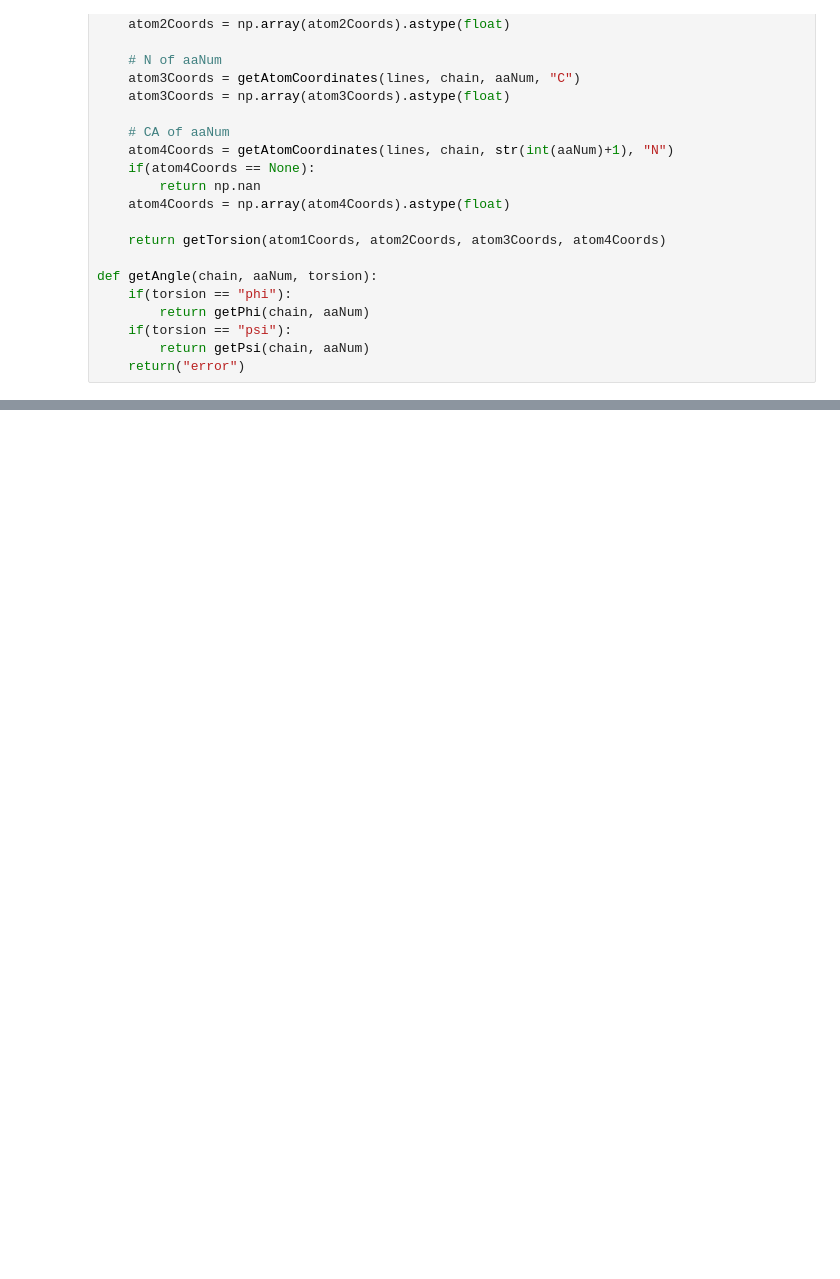
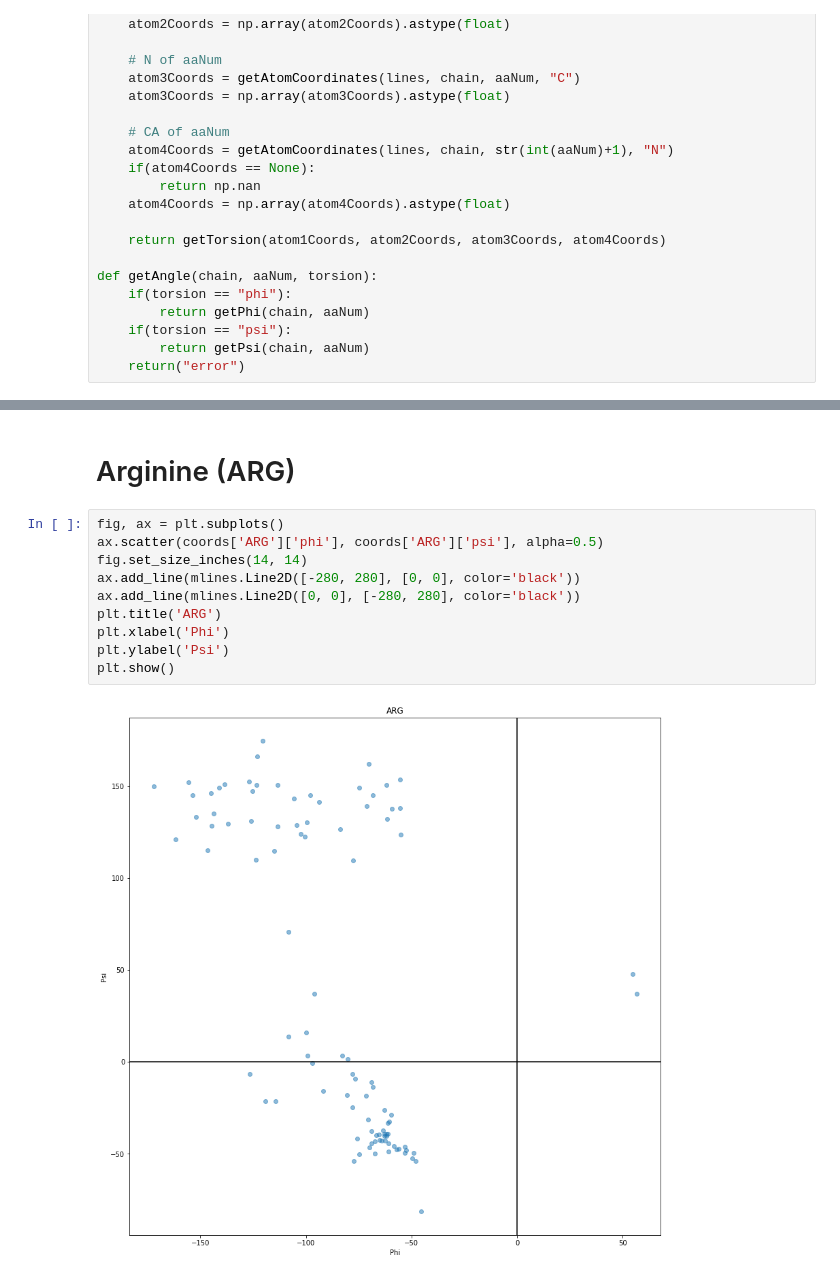
Before and after one commit to JosephRocha/Helix, a Jupyter notebook: Section-6.ipynb, the cells around one changed output, grey strips where cells are left out. Saved outputs shown, nothing was run; the diff lists cells and outputs as text; blank space fills up the shorter version.

```diff
--- a/Section-6.ipynb
+++ b/Section-6.ipynb
@@ -169,0 +188,14 @@ Nan Encountered Continue nan -24.423723220827835
+# %% [markdown]
+# Arginine (ARG)
+# %%
+fig, ax = plt.subplots()
+ax.scatter(coords['ARG']['phi'], coords['ARG']['psi'], alpha=0.5)
+fig.set_size_inches(14, 14)
+ax.add_line(mlines.Line2D([-280, 280], [0, 0], color='black'))
+ax.add_line(mlines.Line2D([0, 0], [-280, 280], color='black'))
+plt.title('ARG')
+plt.xlabel('Phi')
+plt.ylabel('Psi')
+plt.show()
+# %% [output]
+[figure, added]
```
Also changed, not shown: parts of 41 cells of this notebook, 1 other file.
